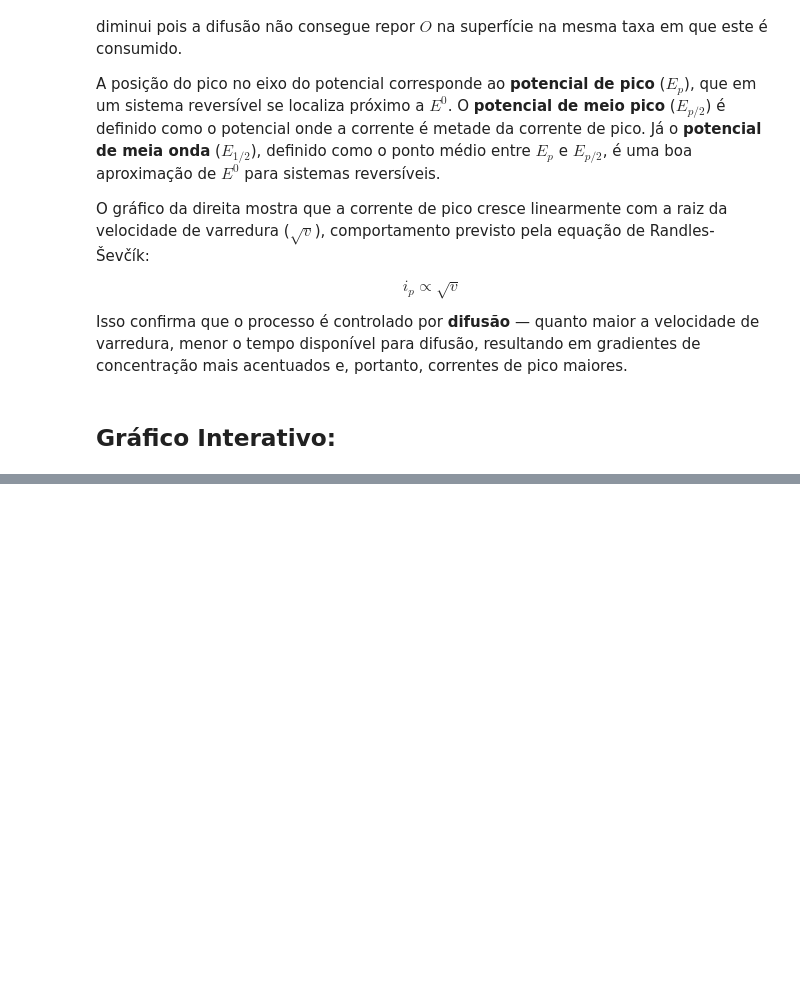
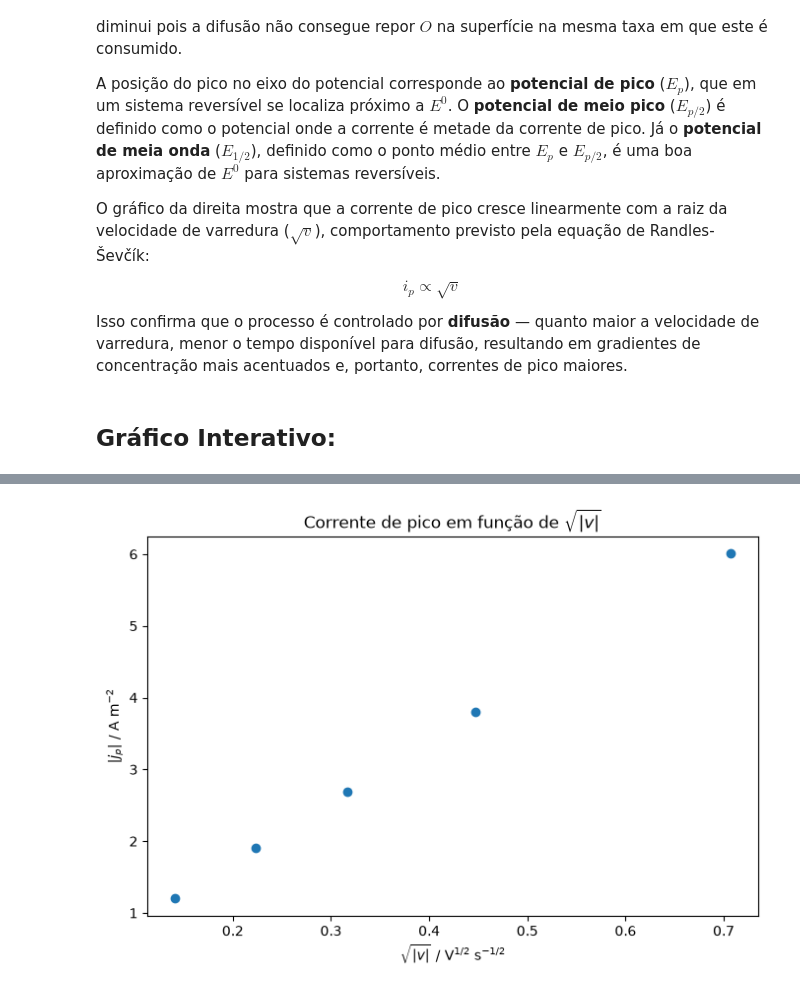
Before and after one commit to lochipe/PyFaraday, a Jupyter notebook: notebooks/04_linear_sweep_rev.ipynb, the cells around one changed output, grey strips where cells are left out. Drawn from its saved outputs; the diff is of its cells as text; code cells hidden in the pictures; blank space fills up the shorter version.

```diff
--- a/notebooks/04_linear_sweep_rev.ipynb
+++ b/notebooks/04_linear_sweep_rev.ipynb
@@ -186,7 +204,10 @@ discretisation.process_model(model)
 # %% [markdown]
 ## Solver
 # %%
-solver = pybamm.IDAKLUSolver()
+solver = pybamm.IDAKLUSolver(
+    rtol=1e-8,
+    atol=1e-10
+)
 # %% [markdown]
 ## Gráfico Estático:
 # %%
@@ -382,0 +504,53 @@ VBox(children=(HBox(children=(Text(value='0.5', description='$E_{i,1}$ [V]:', st
+# %%
+# ─────────────────────────────────────────────────────────────────────
+# CORRENTE DE PICO EM FUNÇÃO DA VELOCIDADE DE VARREDURA
+# ─────────────────────────────────────────────────────────────────────
+
+peaks = []
+
+for result in results:
+
+    index = np.argmin(result["current"])
+
+    peaks.append({
+        "scan_rate": result["scan_rate"],
+        "peak_potential": result["potential"][index],
+        "peak_current": result["current"][index],
+    })
+
+
+sqrt_scan_rates = np.array([
+    np.sqrt(abs(peak["scan_rate"]))
+    for peak in peaks
+])
+
+peak_currents = np.array([
+    abs(peak["peak_current"])
+    for peak in peaks
+])
+
+
+fig, ax = plt.subplots(figsize=(8, 5))
+
+ax.plot(
+    sqrt_scan_rates,
+    peak_currents,
+    "o",
+    markersize=6,
+)
+
+ax.set_xlabel(
+    r"$\sqrt{|v|}$ / V$^{1/2}$ s$^{-1/2}$"
+)
+
+ax.set_ylabel(
+    r"$|j_p|$ / A m$^{-2}$"
+)
+
+ax.set_title(
+    r"Corrente de pico em função de $\sqrt{|v|}$"
+)
+
+plt.show()
+# %% [output]
+[figure, added]
```
Also changed, not shown: parts of 7 cells of this notebook, 2 other files.
